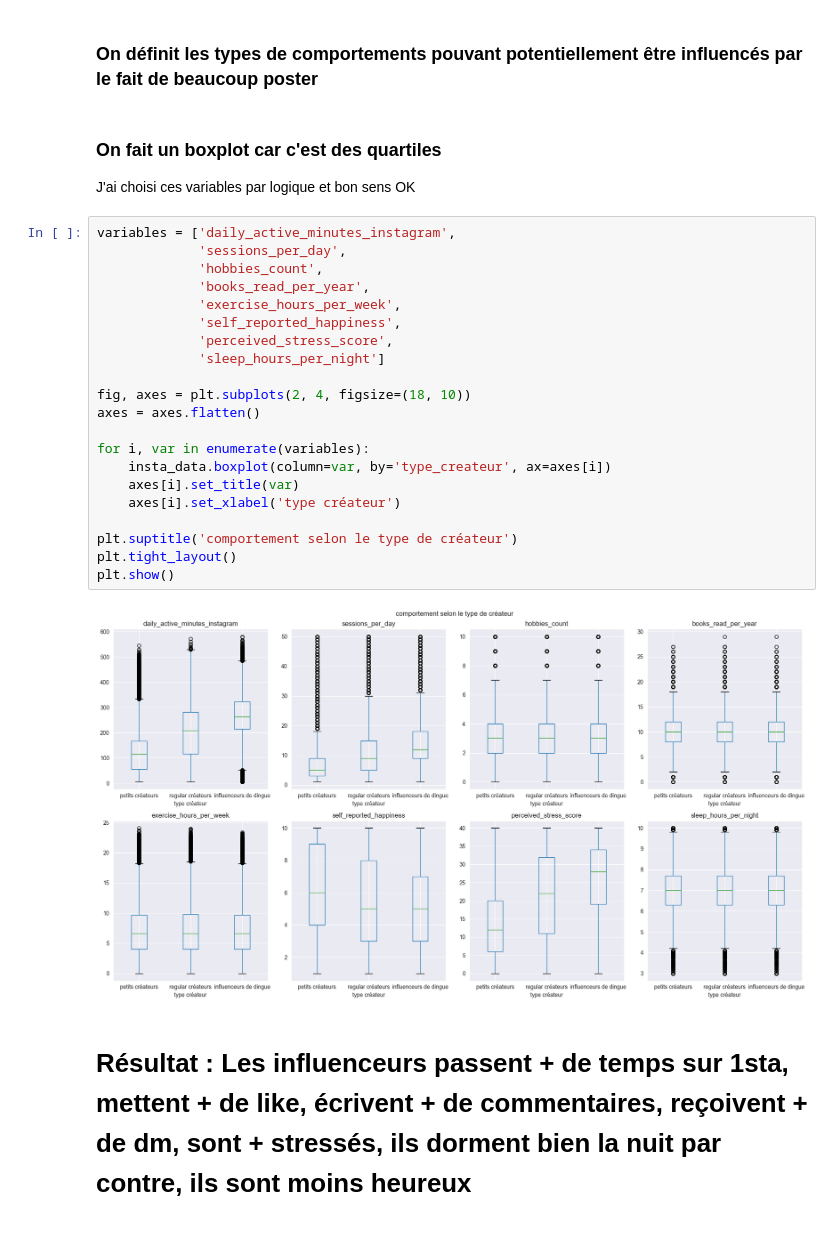
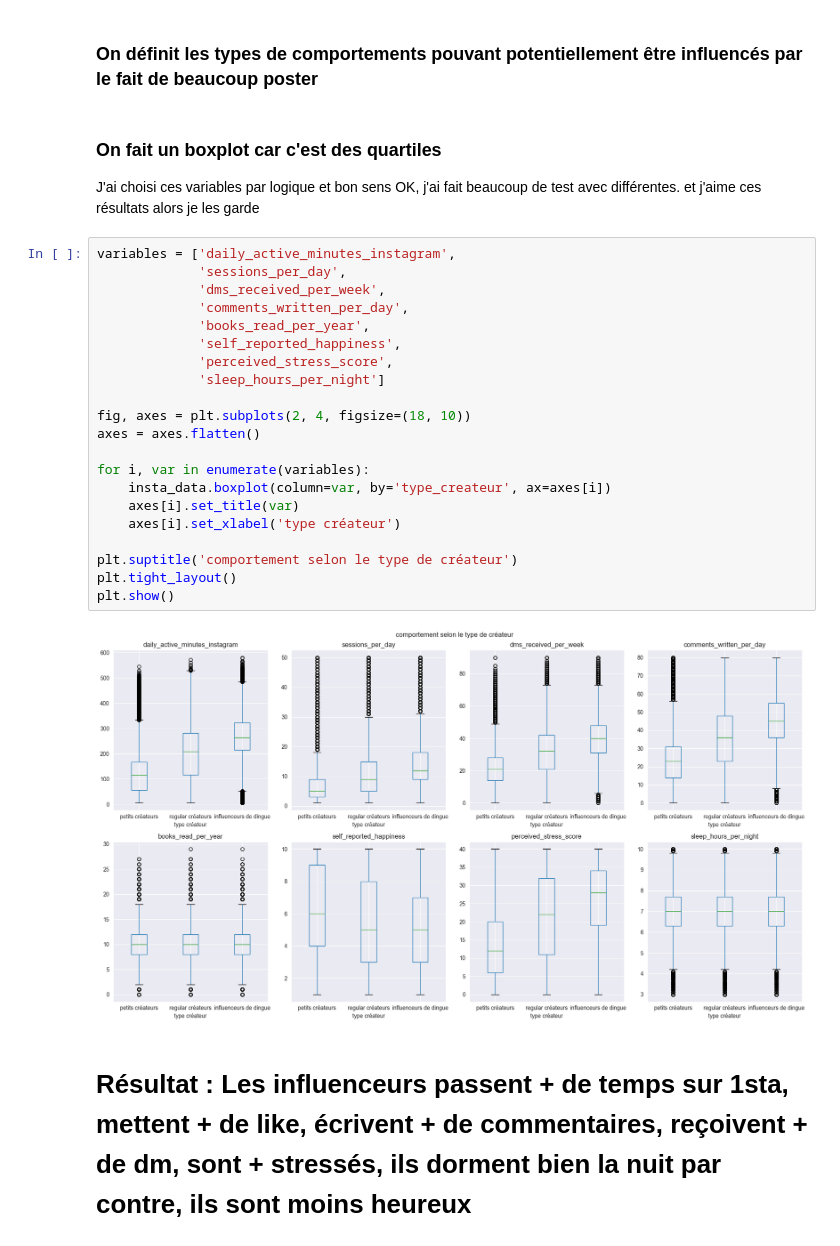
Before and after one commit to massaines-cpu/ANALYSE-DE-DONNEES-INSTAGRAM, a Jupyter notebook: Untitled.ipynb, the cells around one changed output. Cells and saved outputs as stored; diff of their text form.

```diff
--- a/Untitled.ipynb
+++ b/Untitled.ipynb
@@ -517,30 +517,30 @@ plt.show()
 ### On définit les types de comportements pouvant potentiellement être influencés par le fait de beaucoup poster
 # %% [markdown]
 ### On fait un boxplot car c'est des quartiles
-J'ai choisi ces variables par logique et bon sens OK
+J'ai choisi ces variables par logique et bon sens OK, j'ai fait beaucoup de test avec différentes. et j'aime ces résultats alors je les garde
 # %%
 variables = ['daily_active_minutes_instagram',
              'sessions_per_day',
-             'hobbies_count',
+             'dms_received_per_week',
+             'comments_written_per_day',
              'books_read_per_year',
-             'exercise_hours_per_week',
              'self_reported_happiness',
              'perceived_stress_score',
              'sleep_hours_per_night']
 
 fig, axes = plt.subplots(2, 4, figsize=(18, 10))
 axes = axes.flatten()
 
 for i, var in enumerate(variables):
     insta_data.boxplot(column=var, by='type_createur', ax=axes[i])
     axes[i].set_title(var)
     axes[i].set_xlabel('type créateur')
 
 plt.suptitle('comportement selon le type de créateur')
 plt.tight_layout()
 plt.show()
 # %% [output]
-[figure, old version]
+[figure, new version]
 # %% [markdown]
 # Résultat : Les influenceurs passent + de temps sur 1sta, mettent + de like, écrivent + de commentaires, reçoivent + de dm, sont + stressés, ils dorment bien la nuit par contre, ils sont moins heureux
 # %% [markdown]
```
Also changed, not shown: parts of 12 cells of this notebook.
